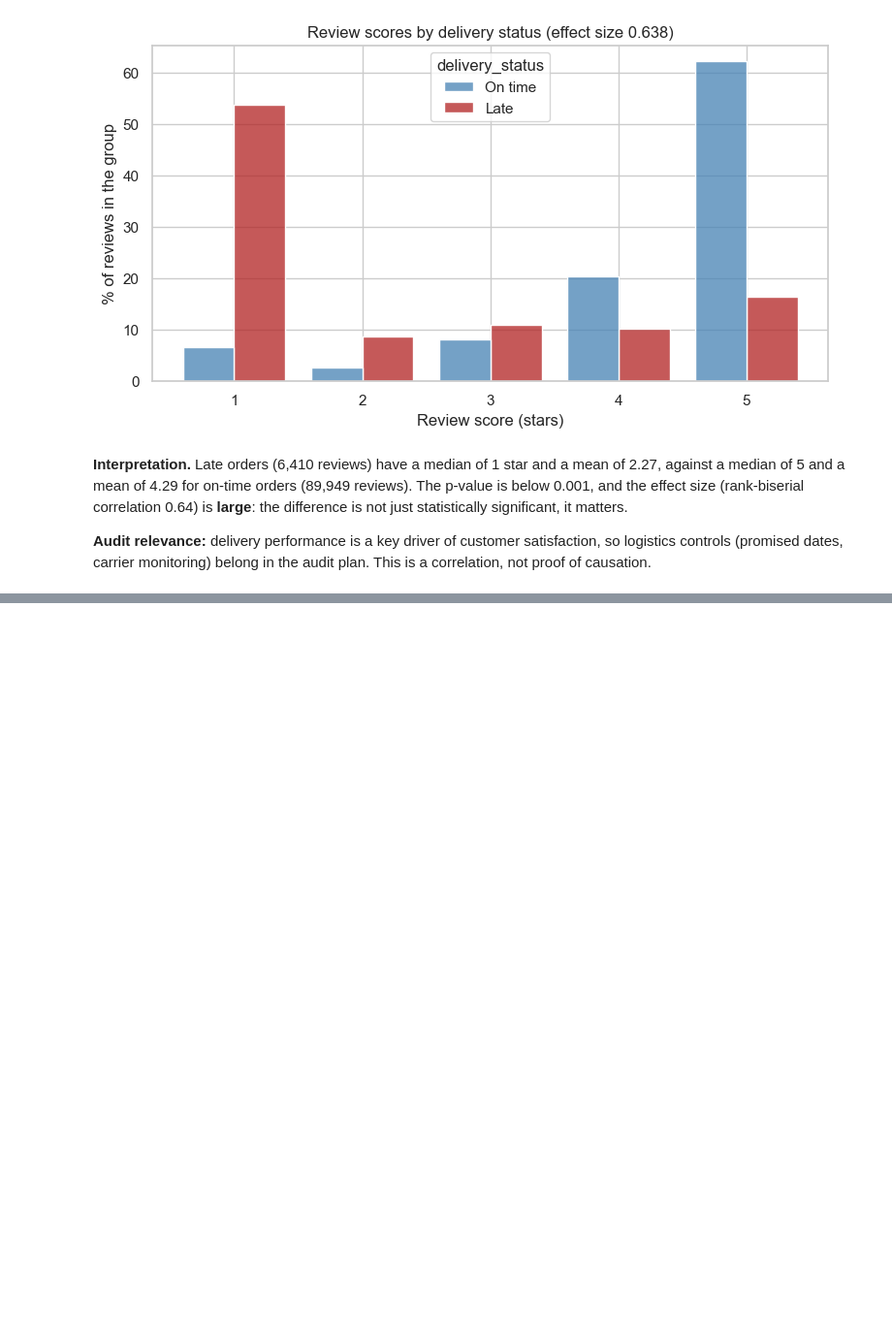
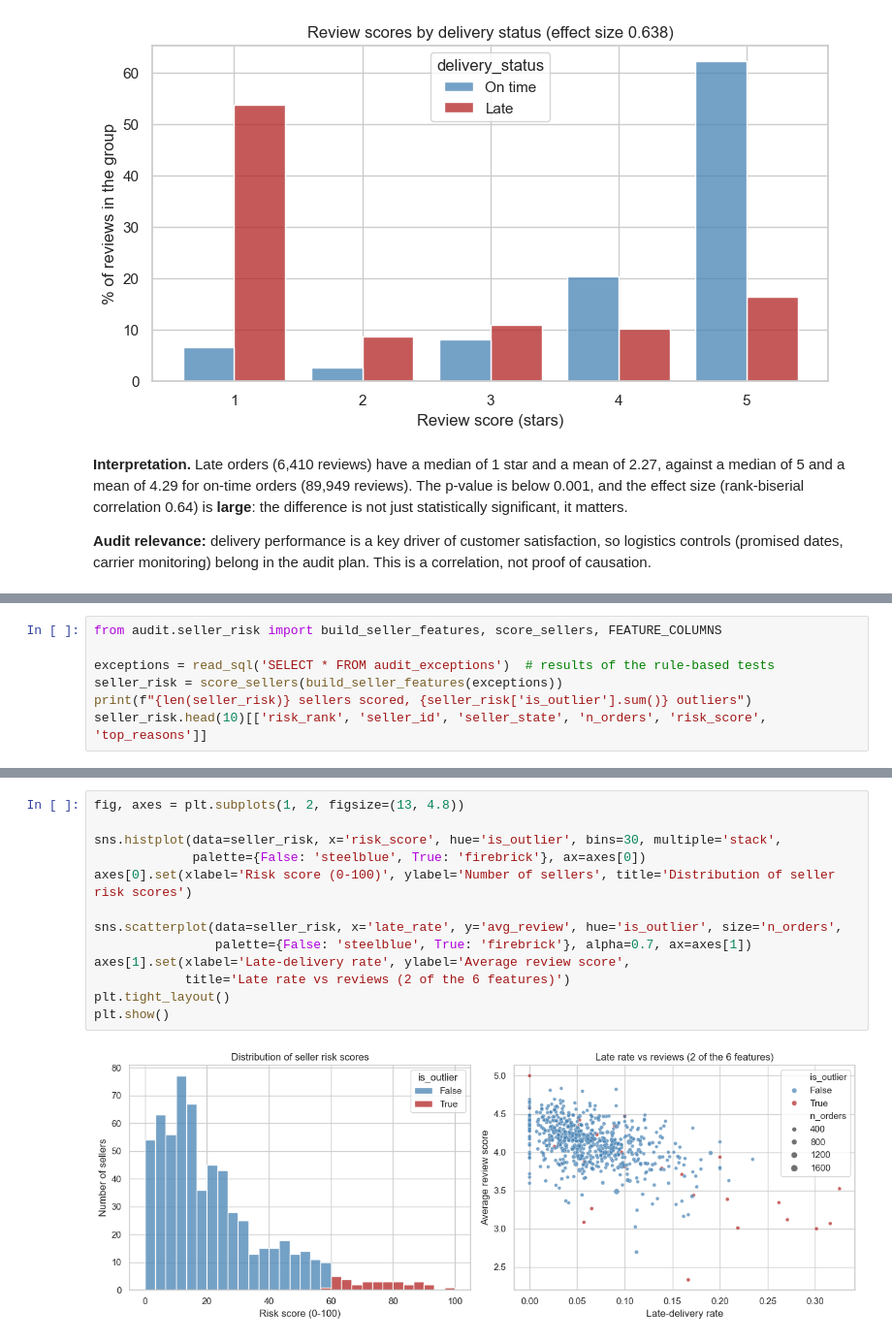
Before and after one commit to hadiyahya11/ecommerce-sql-analytics, a Jupyter notebook: audit_analysis.ipynb, the cells around one changed output, grey strips where cells are left out. Shown at 97% size. Saved outputs shown, nothing was run; the diff lists cells and outputs as text; blank space fills up the shorter version.

Commit message:
M4: seller risk scoring with Isolation Forest

```diff
--- a/audit_analysis.ipynb
+++ b/audit_analysis.ipynb
@@ -81,0 +86,7 @@ plt.show()
+# %%
+from audit.seller_risk import build_seller_features, score_sellers, FEATURE_COLUMNS
+
+exceptions = read_sql('SELECT * FROM audit_exceptions')  # results of the rule-based tests
+seller_risk = score_sellers(build_seller_features(exceptions))
+print(f"{len(seller_risk)} sellers scored, {seller_risk['is_outlier'].sum()} outliers")
+seller_risk.head(10)[['risk_rank', 'seller_id', 'seller_state', 'n_orders', 'risk_score', 'top_reasons']]
@@ -81,0 +106,15 @@ plt.show()
+# %%
+fig, axes = plt.subplots(1, 2, figsize=(13, 4.8))
+
+sns.histplot(data=seller_risk, x='risk_score', hue='is_outlier', bins=30, multiple='stack',
+             palette={False: 'steelblue', True: 'firebrick'}, ax=axes[0])
+axes[0].set(xlabel='Risk score (0-100)', ylabel='Number of sellers', title='Distribution of seller risk scores')
+
+sns.scatterplot(data=seller_risk, x='late_rate', y='avg_review', hue='is_outlier', size='n_orders',
+                palette={False: 'steelblue', True: 'firebrick'}, alpha=0.7, ax=axes[1])
+axes[1].set(xlabel='Late-delivery rate', ylabel='Average review score',
+            title='Late rate vs reviews (2 of the 6 features)')
+plt.tight_layout()
+plt.show()
+# %% [output]
+[figure, added]
```
Also changed, not shown: parts of 4 cells of this notebook, 2 other files.
